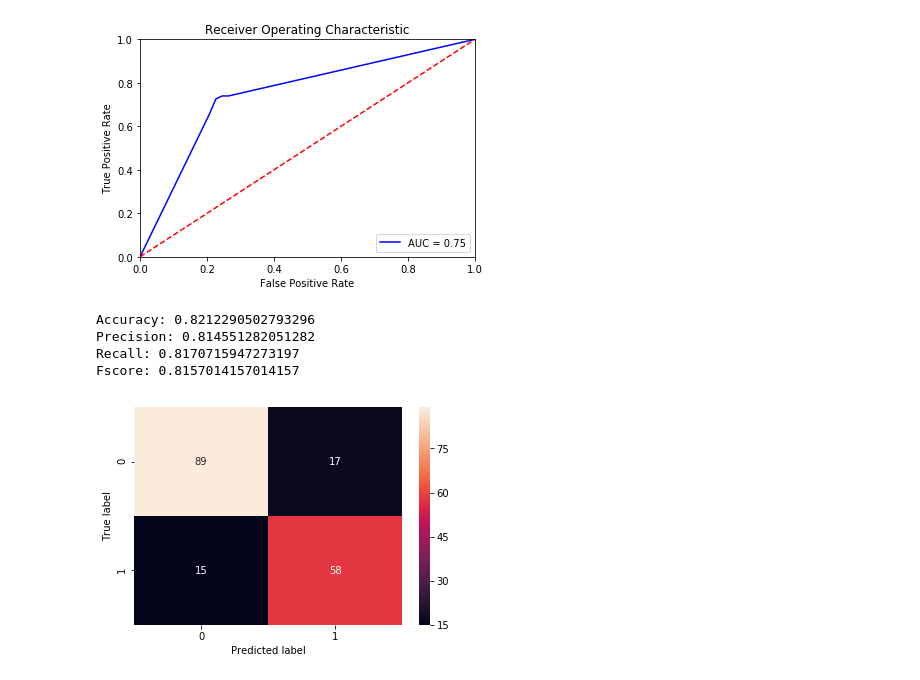
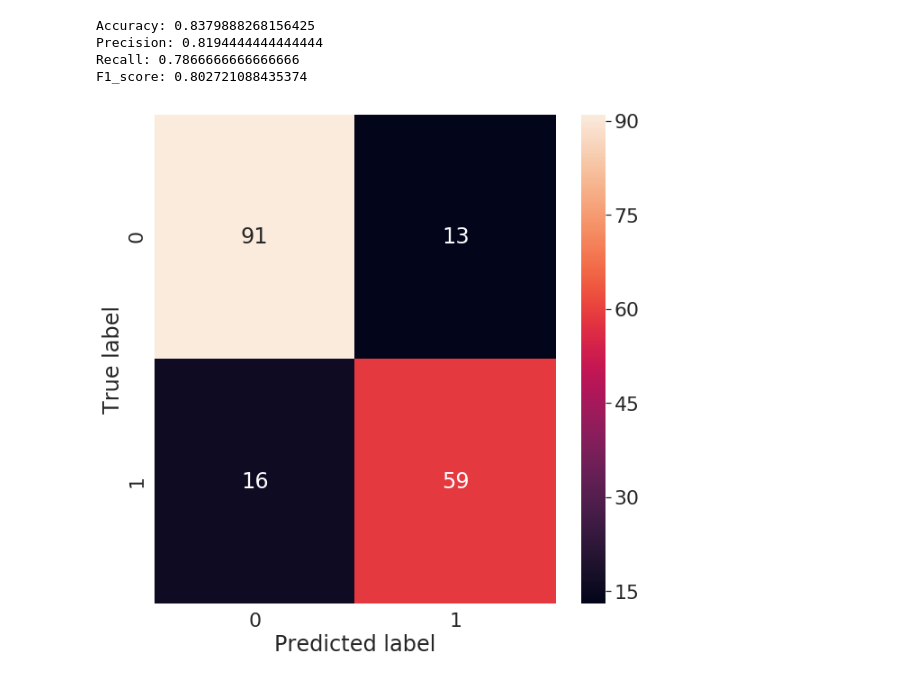
Before and after one commit to maciejchrabaszcz/Golem-BootCamp2019, a Jupyter notebook: Spotkanie2-reprocessing_ewaluacja.ipynb, the cells around one changed output. Cells and saved outputs as stored; diff of their text form; code cells hidden in the pictures.

```diff
--- a/Spotkanie2-reprocessing_ewaluacja.ipynb
+++ b/Spotkanie2-reprocessing_ewaluacja.ipynb
@@ -154,0 +20,3 @@ Y = train_df['Survived'].values
+# %%
+plt.rcParams['figure.figsize'] = [10, 10]
+sns.set(font_scale=1.5)
@@ -154,0 +171,6 @@ Y = train_df['Survived'].values
+# %%
+# Wykreślamy rozkłady dla róznych klas biletu
+sns.set(font_scale=2)
+grid = sns.FacetGrid(train_df, col='Survived', row='Pclass', height=4.4, aspect=3.2)
+grid.map(plt.hist, 'Age', bins=20)
+grid.add_legend();
@@ -241,36 +323,19 @@ Fscore: 0.7475641025641026
-# %%
-probs = model.predict_proba(X_test)
-preds = probs[:,1]
-fpr, tpr, threshold = roc_curve(y_test, preds)
-roc_auc = auc(fpr, tpr)
-
-plt.title('Receiver Operating Characteristic')
-plt.plot(fpr, tpr, 'b', label = 'AUC = %0.2f' % roc_auc)
-plt.legend(loc = 'lower right')
-plt.plot([0, 1], [0, 1],'r--')
-plt.xlim([0, 1])
-plt.ylim([0, 1])
-plt.ylabel('True Positive Rate')
-plt.xlabel('False Positive Rate')
-plt.show()
-# %% [output]
-[figure, removed]
 # %%
 model = LinearRegression()
 model.fit(X_train, y_train)
 pred = model.predict(X_test) > 0.5
 cm = confusion_matrix(y_test, pred)
 acc = accuracy_score(y_test, pred)
-precision, recall, fscore, _ = precision_recall_fscore_support(y_test, pred, average='macro')
+precision, recall, fscore = precision_score(y_test, pred), recall_score(y_test, pred), f1_score(y_test, pred)
 
-print('Accuracy: {}\nPrecision: {}\nRecall: {}\nFscore: {}'.format(
+print('Accuracy: {}\nPrecision: {}\nRecall: {}\nF1_score: {}'.format(
         acc, precision, recall, fscore))
 sns.heatmap(cm, annot=True, fmt='g')
 plt.ylabel('True label')
 plt.xlabel('Predicted label');
 # %% [output]
-Accuracy: 0.8212290502793296
-Precision: 0.814551282051282
-Recall: 0.8170715947273197
-Fscore: 0.8157014157014157
+Accuracy: 0.8379888268156425
+Precision: 0.8194444444444444
+Recall: 0.7866666666666666
+F1_score: 0.802721088435374
-[figure, old version]
+[figure, new version]
```
Also changed, not shown: parts of 70 cells of this notebook.
